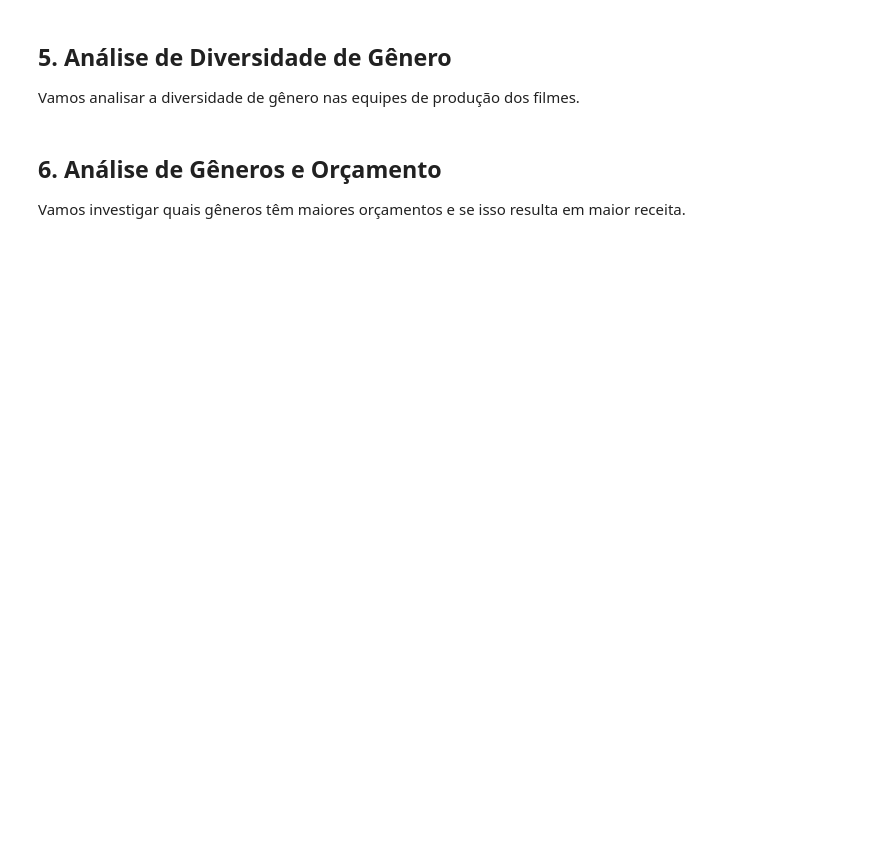
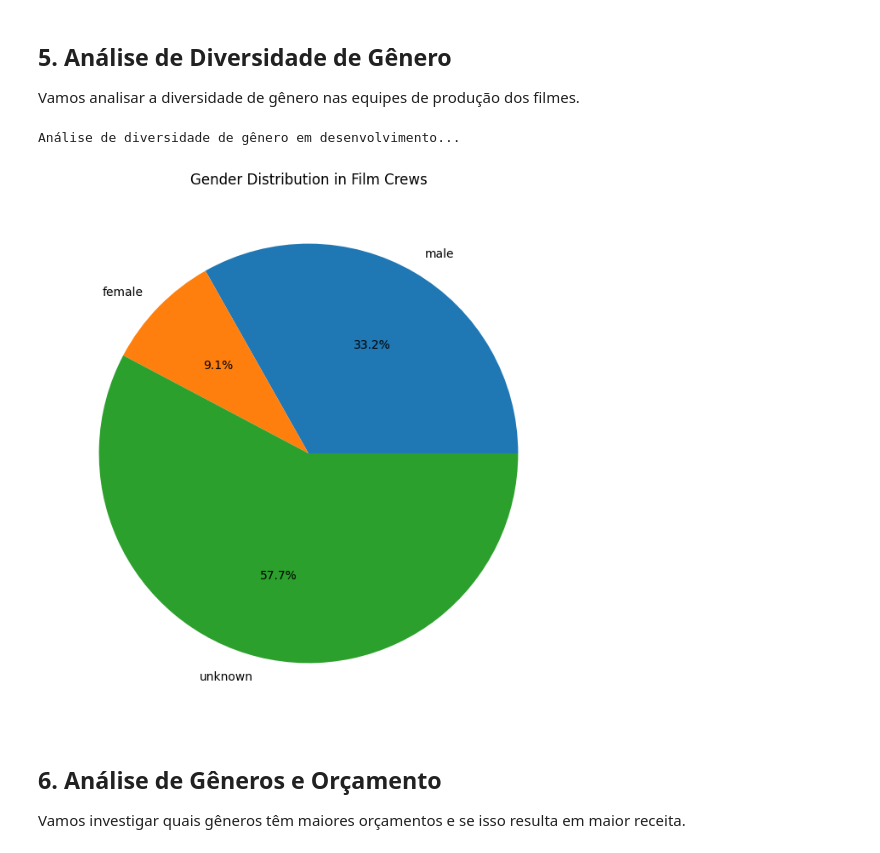
Before and after one commit to C11-Grupo-6/aplicacao, a Jupyter notebook: main.ipynb, the cells around one changed output. Drawn from its saved outputs; the diff is of its cells as text; code cells hidden in the pictures; blank space fills up the shorter version.

```diff
--- a/main.ipynb
+++ b/main.ipynb
@@ -89,3 +149,32 @@ analise_diversidade_genero(df)
+# %%
+def analise_diversidade_genero(df):
+    print("Análise de diversidade de gênero em desenvolvimento...")
+    def extract_gender_data(crew_str):
+        crew = eval(crew_str)
+        gender_counts = {'male': 0, 'female': 0, 'unknown': 0}
+
+        for person in crew:
+            if person['gender'] == 1:
+                gender_counts['female'] += 1
+            elif person['gender'] == 2:
+                gender_counts['male'] += 1
+            else:
+                gender_counts['unknown'] += 1
+
+        return pd.Series(gender_counts)
+
+    gender_df = df['crew'].apply(extract_gender_data)
+    gender_totals = gender_df.sum()
+
+    # Create pie chart
+    plt.figure(figsize=(8, 8))
+    plt.pie(gender_totals, labels=gender_totals.index, autopct='%1.1f%%')
+    plt.title('Gender Distribution in Film Crews')
+
+analise_diversidade_genero(df)
+# %% [output]
+Análise de diversidade de gênero em desenvolvimento...
+[figure, added]
 # %% [markdown]
 ## 6. Análise de Gêneros e Orçamento
 
```
Also changed, not shown: parts of 17 cells of this notebook.
